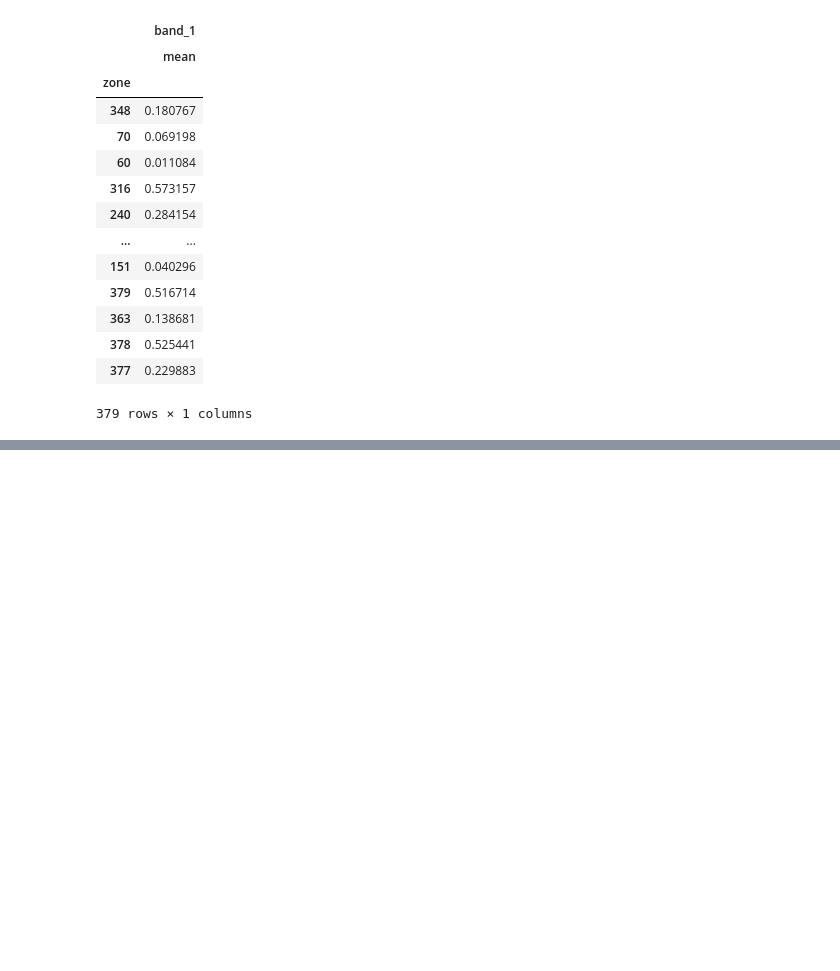
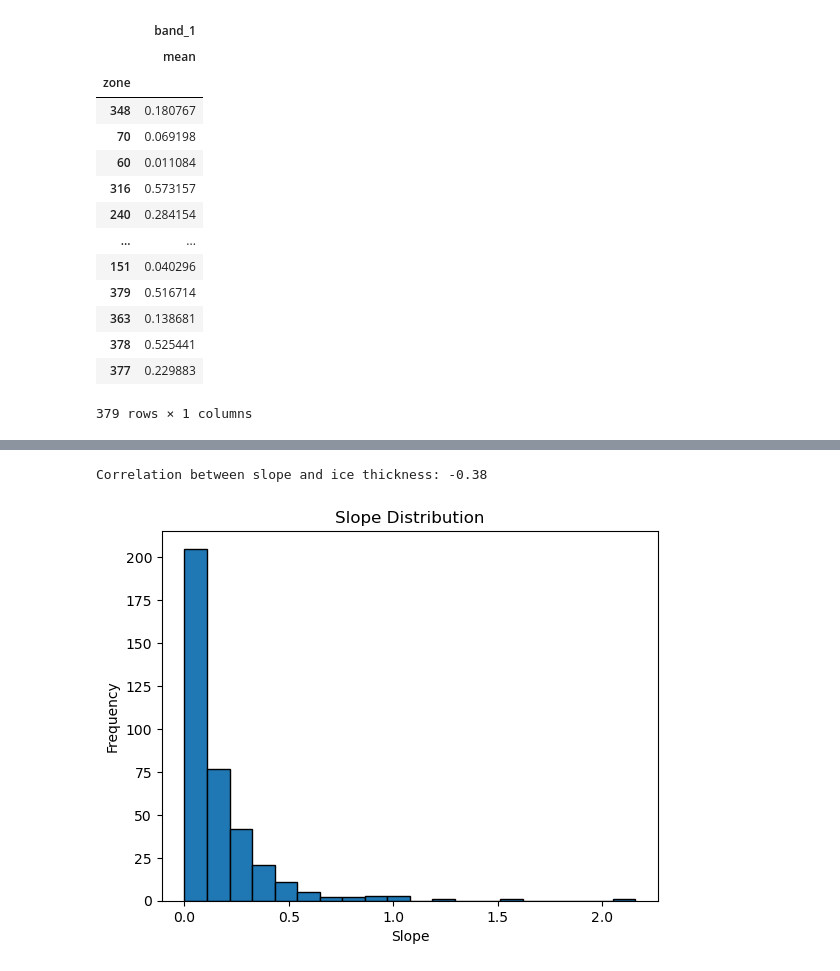
Before and after one commit to Chigiriq/GIS_p4, a Jupyter notebook: using_rstools.ipynb, the cells around one changed output, grey strips where cells are left out. Cells and saved outputs as stored; diff of their text form; code cells hidden in the pictures; blank space fills up the shorter version.

```diff
--- a/using_rstools.ipynb
+++ b/using_rstools.ipynb
@@ -296,0 +330,12 @@ stats.compute()
+# %%
+correlation = lakes_gdf['slope'].corr(lakes_gdf['ice_thickness'])
+print(f"Correlation between slope and ice thickness: {correlation:.2f}")
+# %% [output]
+Correlation between slope and ice thickness: -0.38
+# %%
+lakes_gdf['slope'].plot(kind='hist', bins=20, edgecolor='black', title='Slope Distribution')
+plt.xlabel('Slope')
+plt.ylabel('Frequency')
+plt.show()
+# %% [output]
+[figure, added]
```
Also changed, not shown: parts of 37 cells of this notebook, 3 other files.
